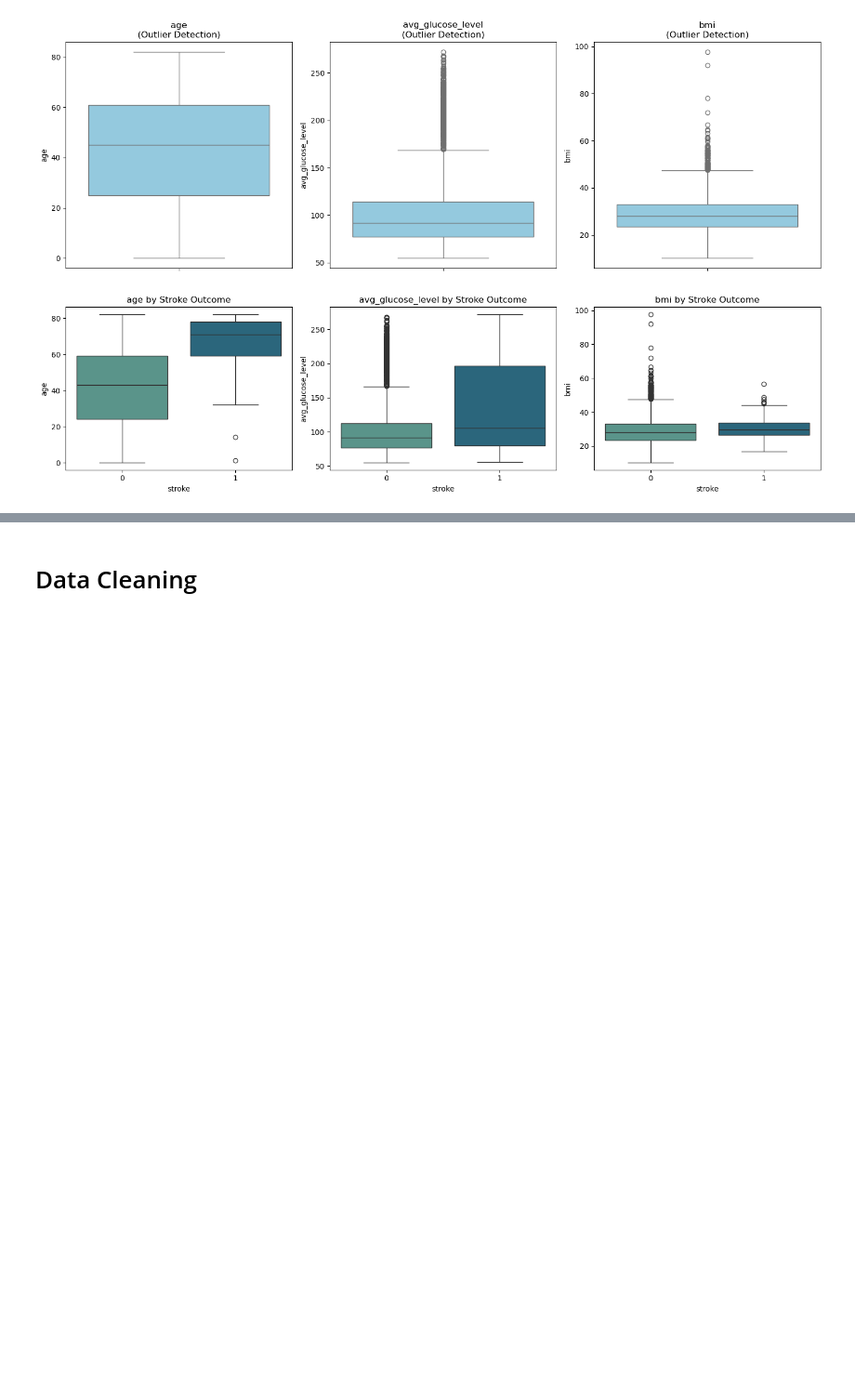
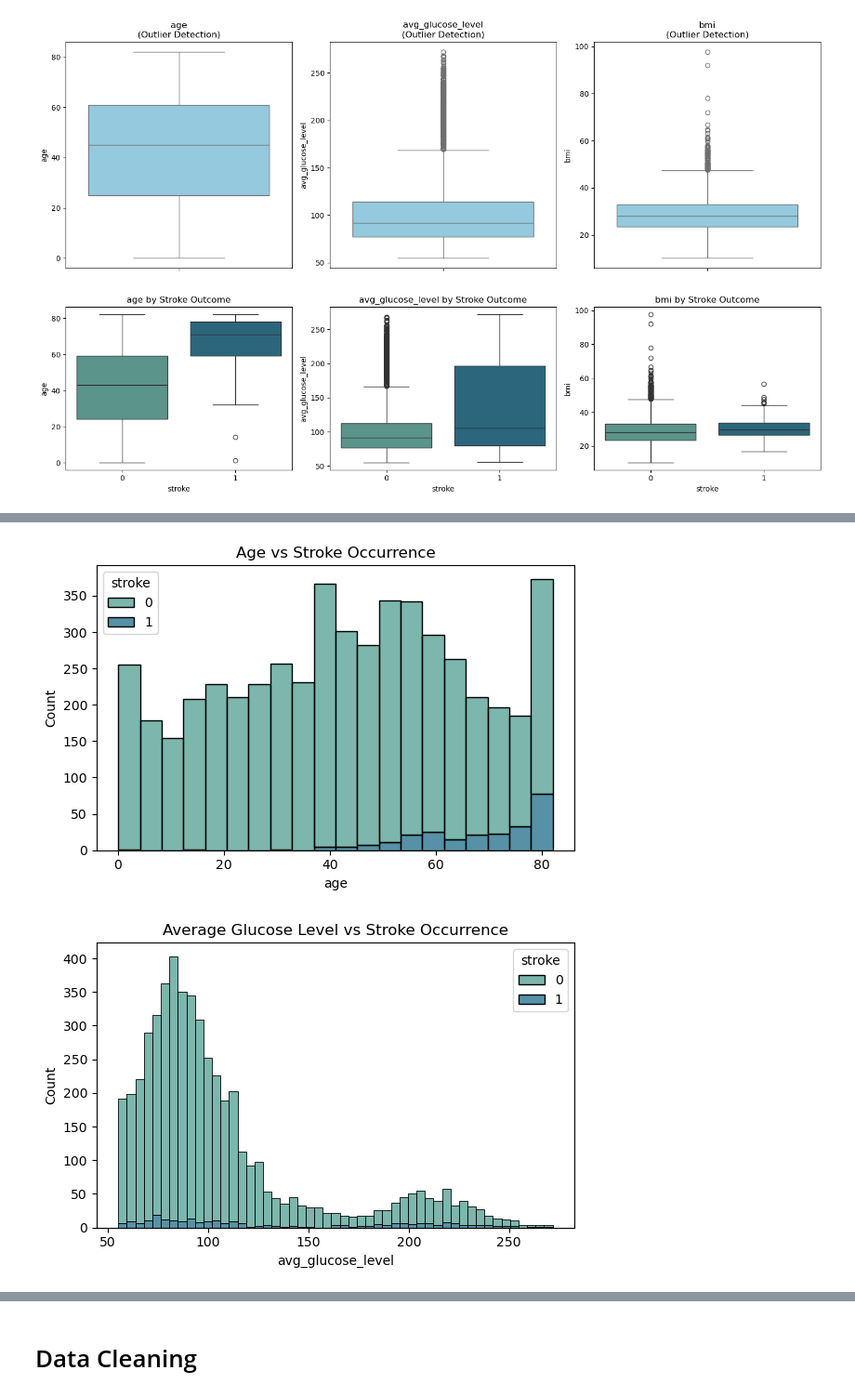
Before and after one commit to OmarAymanZaid/DEPI3_OurProject, a Jupyter notebook: Notebooks/1_data_exploration.ipynb, the cells around one changed output, grey strips where cells are left out. Shown at 93% size. Drawn from its saved outputs; the diff is of its cells as text; code cells hidden in the pictures; blank space fills up the shorter version.

```diff
--- a/Notebooks/1_data_exploration.ipynb
+++ b/Notebooks/1_data_exploration.ipynb
@@ -287,40 +307,41 @@ plt.show()
 # %%
-#-----------------------------------------------------------------
-# POTENTIAL PATTERNS
-#-----------------------------------------------------------------
-
-# 1️⃣ Does stroke risk rise with age?
-sns.boxplot(
-    x='stroke',
-    y='age',
+# Does stroke risk rise with age?
+plt.figure(figsize=(6,4))
+sns.histplot(
     data=stroke_data,
+    x='age',
     hue='stroke',
-    palette='crest',
-    legend=False
+    multiple='stack',
+    palette='crest'
 )
 plt.title("Age vs Stroke Occurrence")
+plt.tight_layout()
 plt.show()
 
-# 2️⃣ Is high glucose linked to stroke?
-sns.boxplot(
-    x='stroke',
-    y='avg_glucose_level',
+# Is high glucose linked to stroke?
+plt.figure(figsize=(6,4))
+sns.histplot(
     data=stroke_data,
+    x='avg_glucose_level',
     hue='stroke',
-    palette='crest',
-    legend=False
+    multiple='stack',
+    palette='crest'
 )
 plt.title("Average Glucose Level vs Stroke Occurrence")
+plt.tight_layout()
 plt.show()
 
-# 3️⃣ Is smoking or work type related to stroke?
+# Is smoking or work type related to stroke?
 sns.countplot(
     x='smoking_status',
     hue='stroke',
     data=stroke_data,
     palette='crest'
 )
 plt.title("Smoking Status vs Stroke Occurrence")
 plt.xticks(rotation=30)
 plt.tight_layout()
 plt.show()
+# %% [output]
+[figure, added]
+[figure, added]
```
Also changed, not shown: parts of 28 cells of this notebook, 3 other files.
